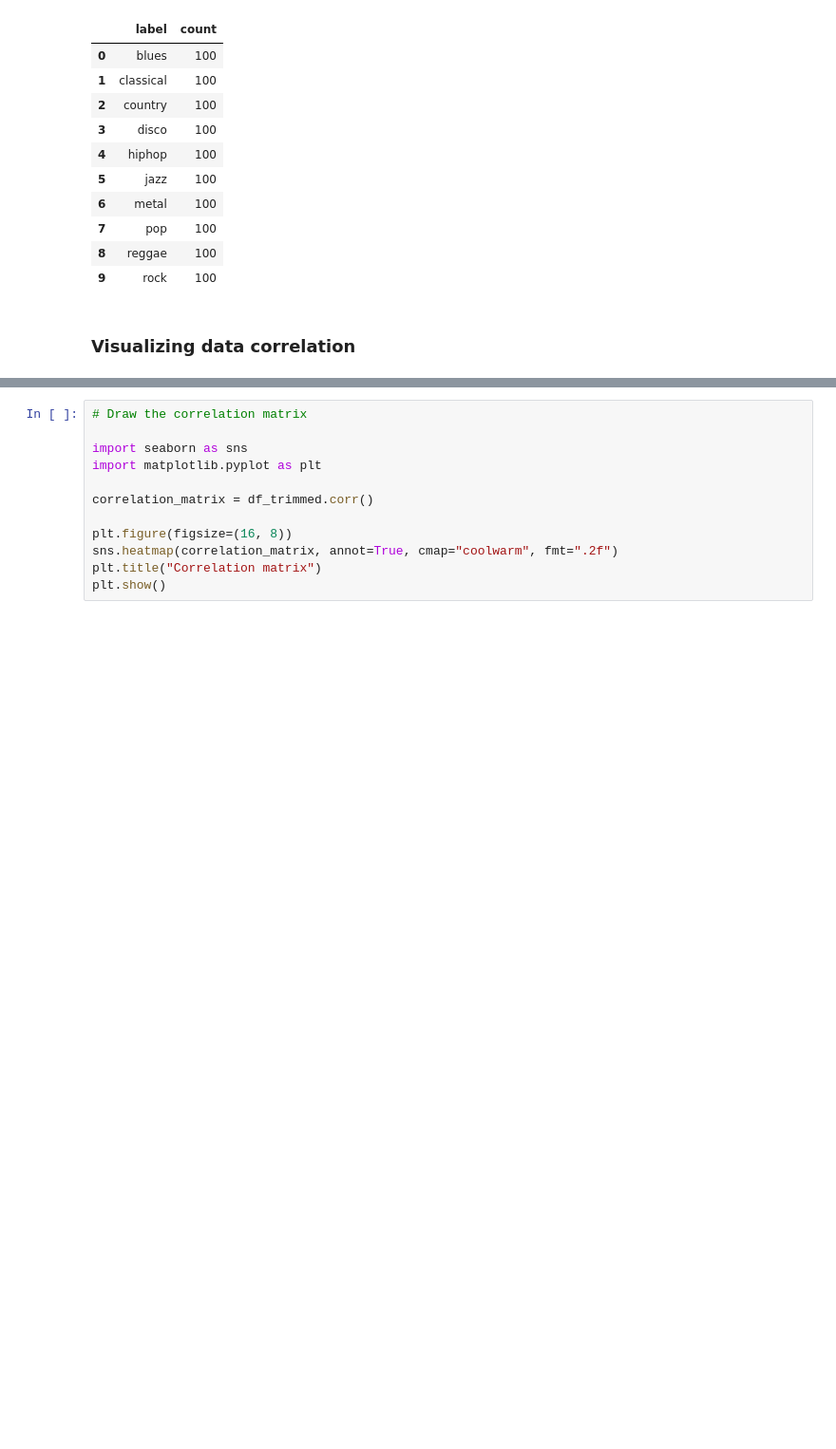
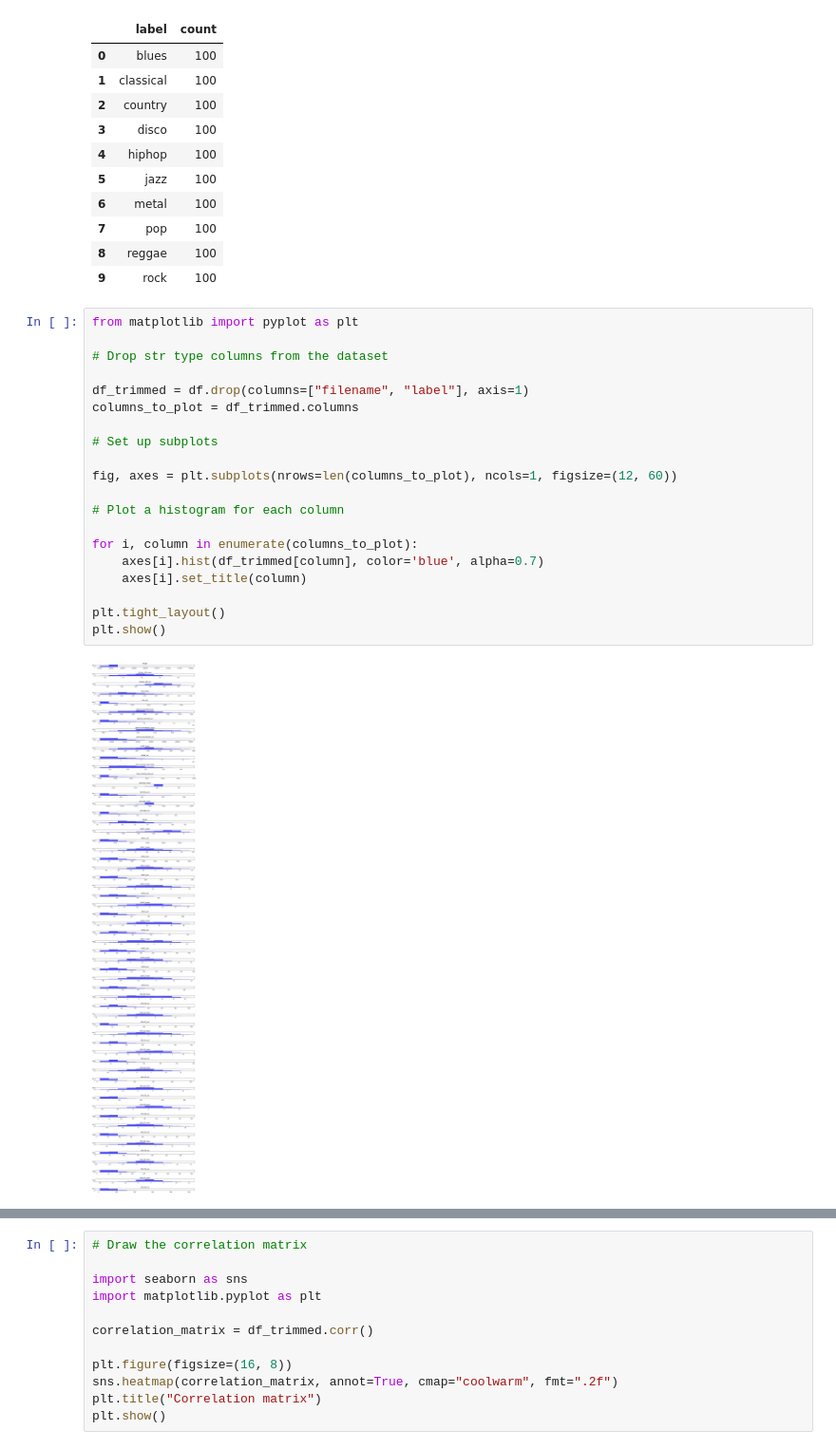
Before and after one commit to mikeatta/uni, a Jupyter notebook: Sem V/Machine-learning/Project/MGA_project.ipynb, the cells around one changed output, grey strips where cells are left out. Shown at 95% size. Drawn from its saved outputs; the diff is of its cells as text; blank space fills up the shorter version.

Commit message:
Add histogram plots for dataset columns

```diff
--- a/Sem V/Machine-learning/Project/MGA_project.ipynb
+++ b/Sem V/Machine-learning/Project/MGA_project.ipynb
@@ -98,7 +98,27 @@ df['label'].value_counts().reset_index()
 | 7 | pop | 100 |
 | 8 | reggae | 100 |
 | 9 | rock | 100 |
-# %% [markdown]
-### Visualizing data correlation
+# %%
+from matplotlib import pyplot as plt
+
+# Drop str type columns from the dataset
+
+df_trimmed = df.drop(columns=["filename", "label"], axis=1)
+columns_to_plot = df_trimmed.columns
+
+# Set up subplots
+
+fig, axes = plt.subplots(nrows=len(columns_to_plot), ncols=1, figsize=(12, 60))
+
+# Plot a histogram for each column
+
+for i, column in enumerate(columns_to_plot):
+    axes[i].hist(df_trimmed[column], color='blue', alpha=0.7)
+    axes[i].set_title(column)
+
+plt.tight_layout()
+plt.show()
+# %% [output]
+[figure, added]
 # %%
 import re
```
Also changed, not shown: parts of 1 cell of this notebook.
